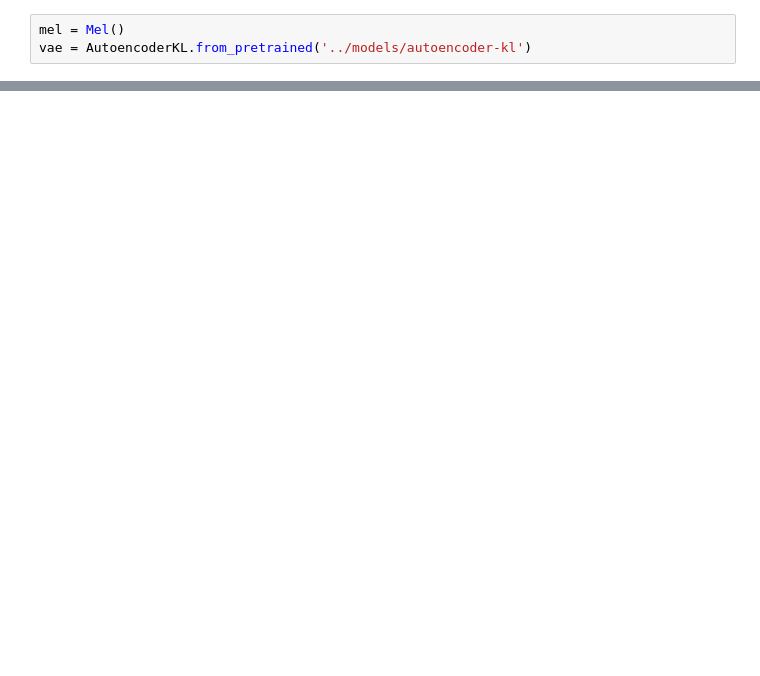
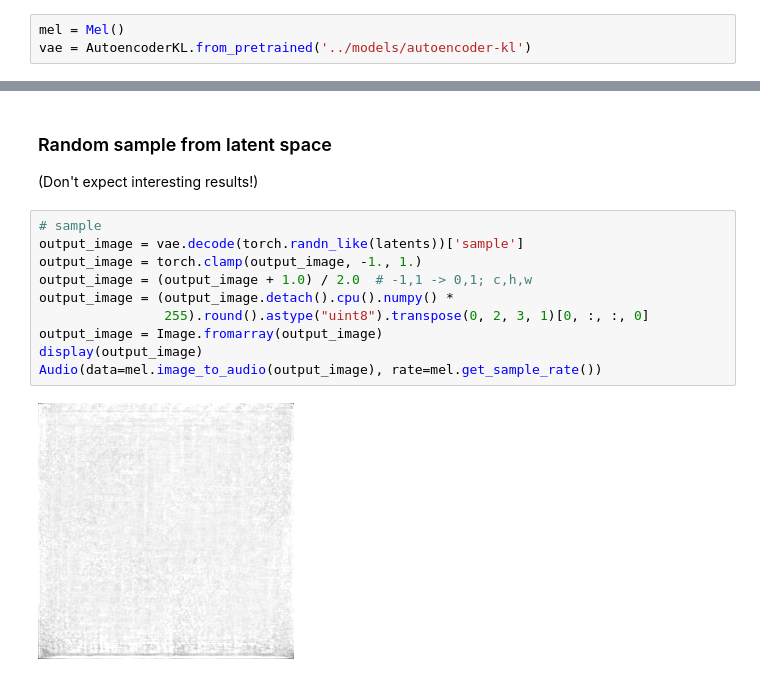
Before and after one commit to teticio/audio-diffusion, a Jupyter notebook: notebooks/test_vae.ipynb, the cells around one changed output, grey strips where cells are left out. Saved outputs shown, nothing was run; the diff lists cells and outputs as text; blank space fills up the shorter version.

```diff
--- a/notebooks/test_vae.ipynb
+++ b/notebooks/test_vae.ipynb
@@ -51,0 +74,15 @@ Audio(data=mel.image_to_audio(output_image), rate=mel.get_sample_rate())
+# %% [markdown]
+### Random sample from latent space
+(Don't expect interesting results!)
+# %%
+# sample
+output_image = vae.decode(torch.randn_like(latents))['sample']
+output_image = torch.clamp(output_image, -1., 1.)
+output_image = (output_image + 1.0) / 2.0  # -1,1 -> 0,1; c,h,w
+output_image = (output_image.detach().cpu().numpy() *
+                255).round().astype("uint8").transpose(0, 2, 3, 1)[0, :, :, 0]
+output_image = Image.fromarray(output_image)
+display(output_image)
+Audio(data=mel.image_to_audio(output_image), rate=mel.get_sample_rate())
+# %% [output]
+[figure, added]
```
Also changed, not shown: parts of 16 cells of this notebook.
